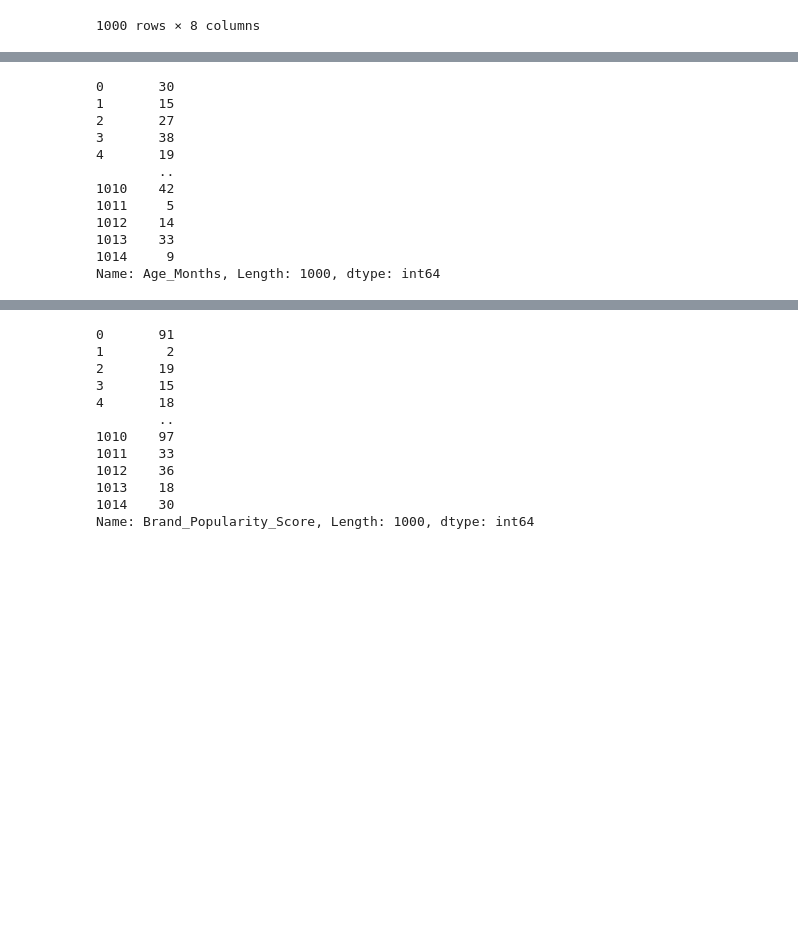
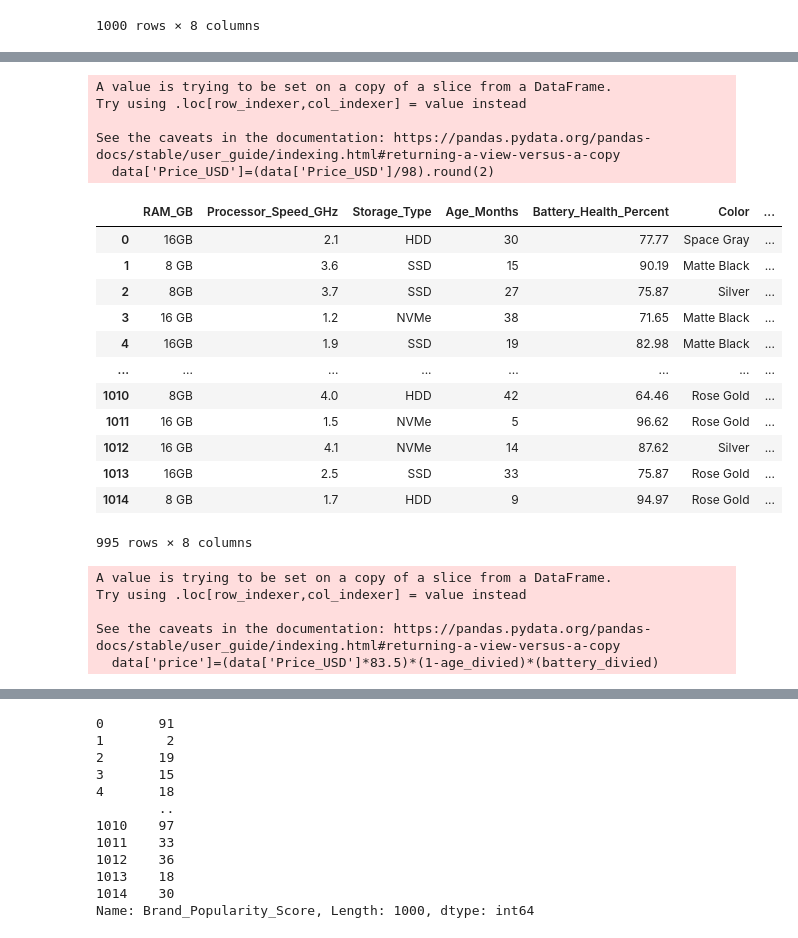
Before and after one commit to vishva0710/ML-From-Scratch, a Jupyter notebook: Machine-Learning/Linear-Regression/find_the_laptop_prices_using_LR.ipynb, the cells around one changed output, grey strips where cells are left out. Drawn from its saved outputs; the diff is of its cells as text; code cells hidden in the pictures; blank space fills up the shorter version.

```diff
--- a/Machine-Learning/Linear-Regression/find_the_laptop_prices_using_LR.ipynb
+++ b/Machine-Learning/Linear-Regression/find_the_laptop_prices_using_LR.ipynb
@@ -213,6 +213,6 @@ data
 | 1014 | 8 GB | 1.7 | HDD | 9 | 94.968959 | Rose Gold | ... |
 1000 rows × 8 columns
 # %%
-data['Price_USD']=round(data['Price_USD']*98,2)
-data['Battery_Health_Percent'].round(2)
-data['Brand_Popularity_Score']
+data['Price_USD']=(data['Price_USD']*98).round(2)
+data['Battery_Health_Percent']=data['Battery_Health_Percent'].round(2)
+data=data[data['Age_Months']<=72]
@@ -219,15 +230,35 @@ data['Brand_Popularity_Score']
+# %%
+data['Price_USD']=(data['Price_USD']/98).round(2)
+# %% [output]
+A value is trying to be set on a copy of a slice from a DataFrame.
+Try using .loc[row_indexer,col_indexer] = value instead
+
+See the caveats in the documentation: https://pandas.pydata.org/pandas-docs/stable/user_guide/indexing.html#returning-a-view-versus-a-copy
+  data['Price_USD']=(data['Price_USD']/98).round(2)
 # %%
-data['Age_Months']
+data
 # %% [output]
+|  | RAM_GB | Processor_Speed_GHz | Storage_Type | Age_Months | Battery_Health_Percent | Color | ... |
+| 0 | 16GB | 2.1 | HDD | 30 | 77.77 | Space Gray | ... |
+| 1 | 8 GB | 3.6 | SSD | 15 | 90.19 | Matte Black | ... |
+| 2 | 8GB | 3.7 | SSD | 27 | 75.87 | Silver | ... |
+| 3 | 16 GB | 1.2 | NVMe | 38 | 71.65 | Matte Black | ... |
+| 4 | 16GB | 1.9 | SSD | 19 | 82.98 | Matte Black | ... |
+| ... | ... | ... | ... | ... | ... | ... | ... |
+| 1010 | 8GB | 4.0 | HDD | 42 | 64.46 | Rose Gold | ... |
+| 1011 | 16 GB | 1.5 | NVMe | 5 | 96.62 | Rose Gold | ... |
+| 1012 | 16 GB | 4.1 | NVMe | 14 | 87.62 | Silver | ... |
+| 1013 | 16GB | 2.5 | SSD | 33 | 75.87 | Rose Gold | ... |
+| 1014 | 8 GB | 1.7 | HDD | 9 | 94.97 | Rose Gold | ... |
-0       30
-1       15
-2       27
-3       38
-4       19
-        ..
-1010    42
-1011     5
-1012    14
-1013    33
-1014     9
-Name: Age_Months, Length: 1000, dtype: int64
+995 rows × 8 columns
+# %%
+age_divied=data['Age_Months']/100
+battery_divied=data['Battery_Health_Percent']/100
+price_inr=data['Price_USD']*83.5
+data['price']=(data['Price_USD']*83.5)*(1-age_divied)*(battery_divied)
+# %% [output]
+A value is trying to be set on a copy of a slice from a DataFrame.
+Try using .loc[row_indexer,col_indexer] = value instead
+
+See the caveats in the documentation: https://pandas.pydata.org/pandas-docs/stable/user_guide/indexing.html#returning-a-view-versus-a-copy
+  data['price']=(data['Price_USD']*83.5)*(1-age_divied)*(battery_divied)
```
Also changed, not shown: parts of 9 cells of this notebook.
